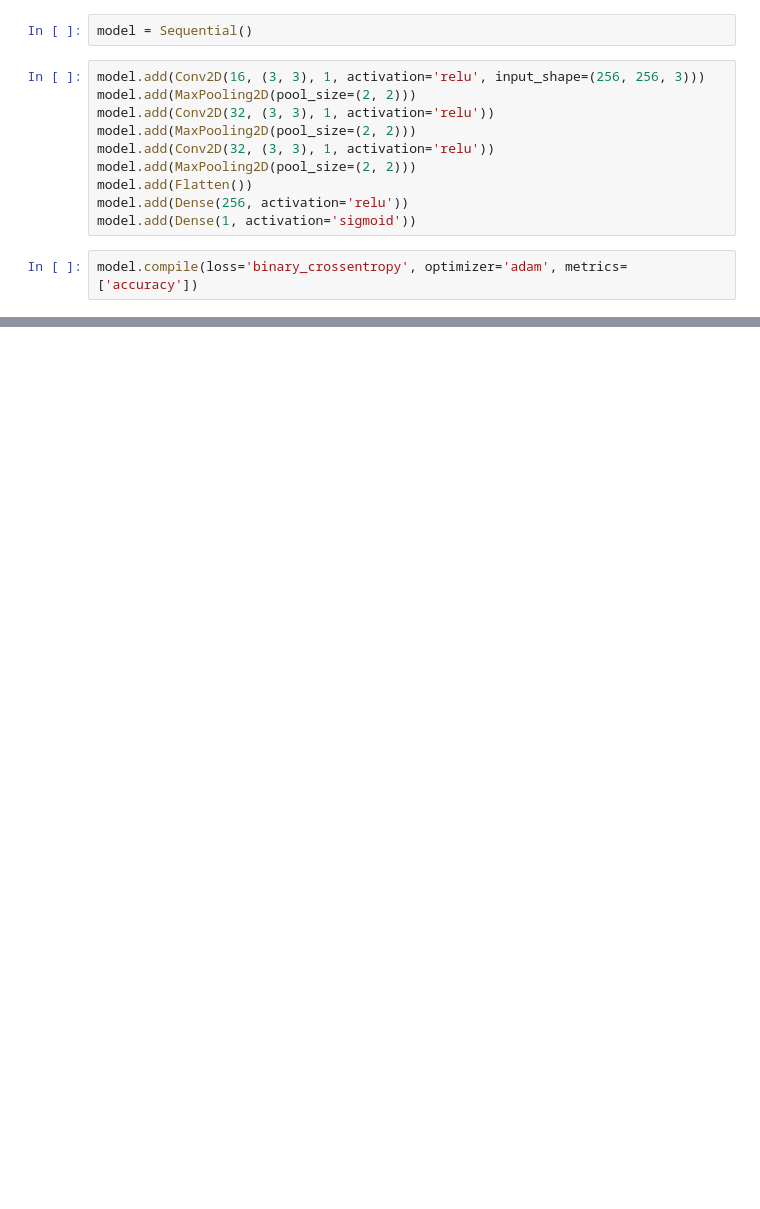
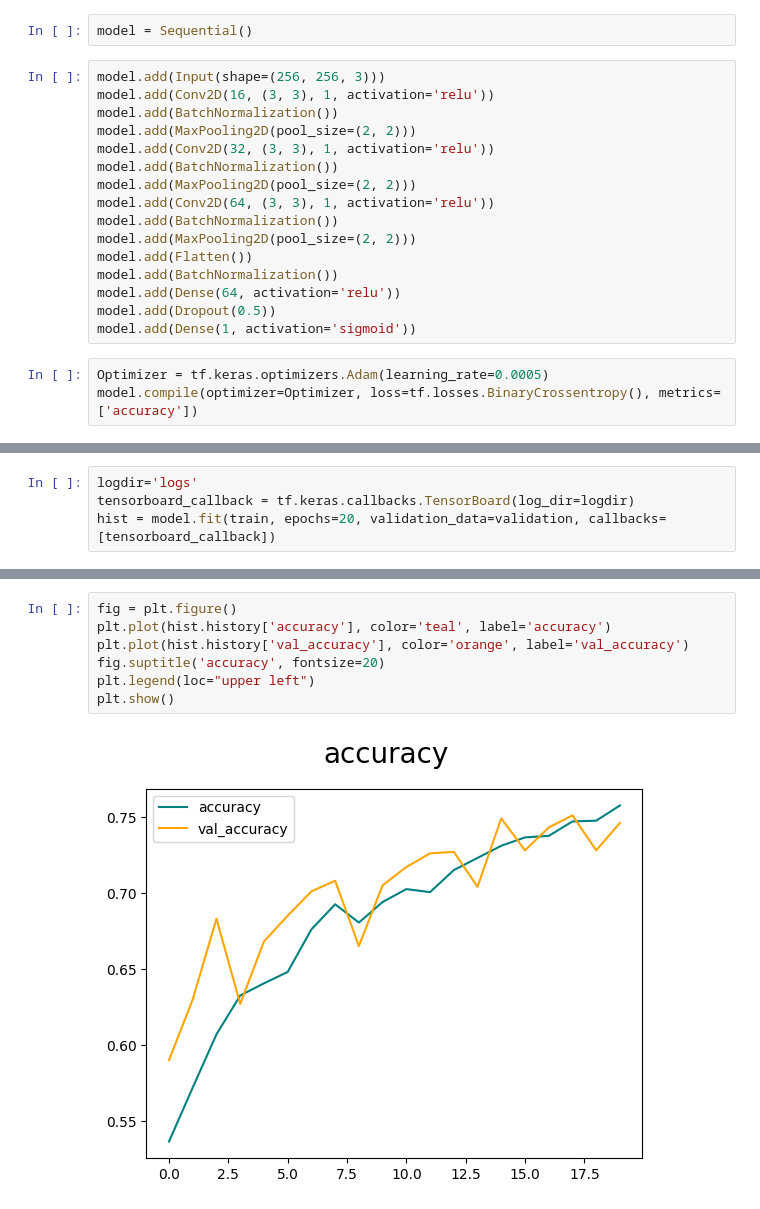
Before and after one commit to arashaghapour/cnn-project, a Jupyter notebook: main.ipynb, the cells around one changed output, grey strips where cells are left out. Drawn from its saved outputs; the diff is of its cells as text; blank space fills up the shorter version.

Commit message:
model accuracy incearse

```diff
--- a/main.ipynb
+++ b/main.ipynb
@@ -58,14 +63,21 @@ from tensorflow.keras.layers import Conv2D, MaxPooling2D, Flatten, Dense
 # %%
 model = Sequential()
 # %%
-model.add(Conv2D(16, (3, 3), 1, activation='relu', input_shape=(256, 256, 3)))
+model.add(Input(shape=(256, 256, 3)))
+model.add(Conv2D(16, (3, 3), 1, activation='relu'))
+model.add(BatchNormalization())
 model.add(MaxPooling2D(pool_size=(2, 2)))
 model.add(Conv2D(32, (3, 3), 1, activation='relu'))
+model.add(BatchNormalization())
 model.add(MaxPooling2D(pool_size=(2, 2)))
-model.add(Conv2D(32, (3, 3), 1, activation='relu'))
+model.add(Conv2D(64, (3, 3), 1, activation='relu'))
+model.add(BatchNormalization())
 model.add(MaxPooling2D(pool_size=(2, 2)))
 model.add(Flatten())
-model.add(Dense(256, activation='relu'))
+model.add(BatchNormalization())
+model.add(Dense(64, activation='relu'))
+model.add(Dropout(0.5))
 model.add(Dense(1, activation='sigmoid'))
 # %%
-model.compile(loss='binary_crossentropy', optimizer='adam', metrics=['accuracy'])
+Optimizer = tf.keras.optimizers.Adam(learning_rate=0.0005)
+model.compile(optimizer=Optimizer, loss=tf.losses.BinaryCrossentropy(), metrics=['accuracy'])
@@ -95,0 +112,4 @@ Model: "sequential_1"
+# %%
+logdir='logs'
+tensorboard_callback = tf.keras.callbacks.TensorBoard(log_dir=logdir)
+hist = model.fit(train, epochs=20, validation_data=validation, callbacks=[tensorboard_callback])
@@ -95,0 +138,9 @@ Model: "sequential_1"
+# %%
+fig = plt.figure()
+plt.plot(hist.history['accuracy'], color='teal', label='accuracy')
+plt.plot(hist.history['val_accuracy'], color='orange', label='val_accuracy')
+fig.suptitle('accuracy', fontsize=20)
+plt.legend(loc="upper left")
+plt.show()
+# %% [output]
+[figure, added]
```
Also changed, not shown: parts of 17 cells of this notebook.
